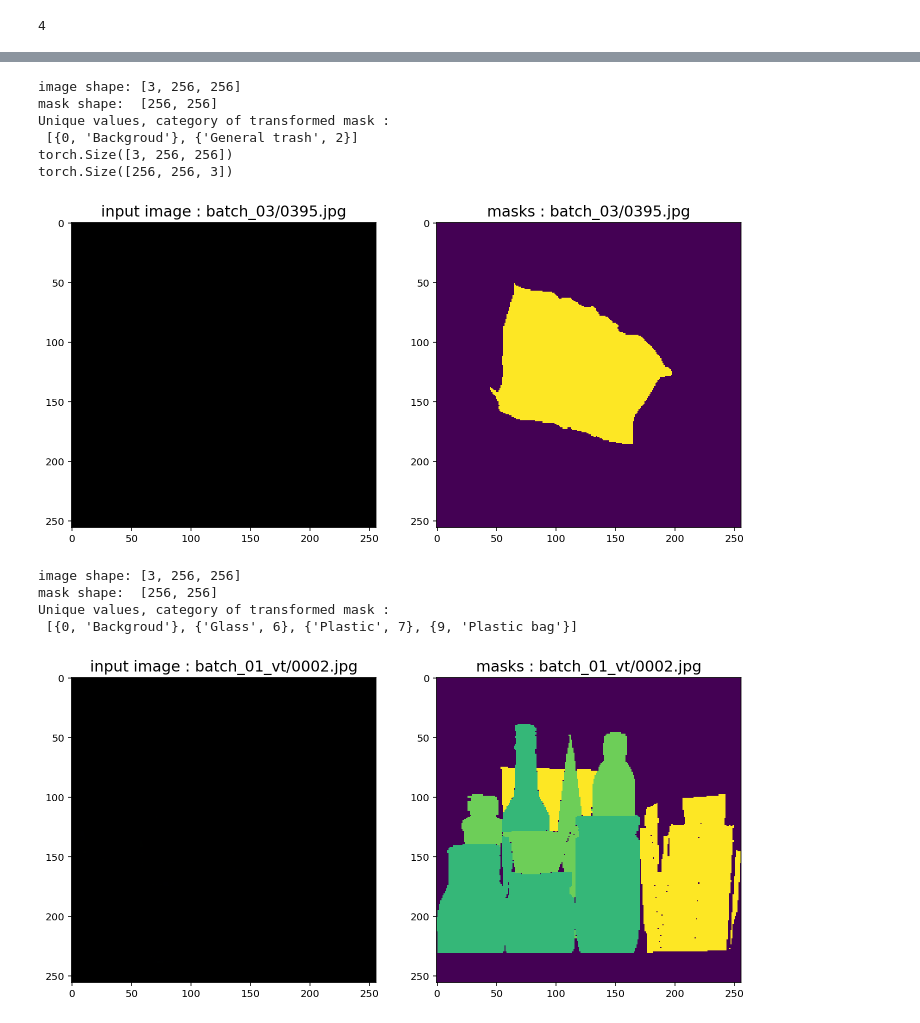
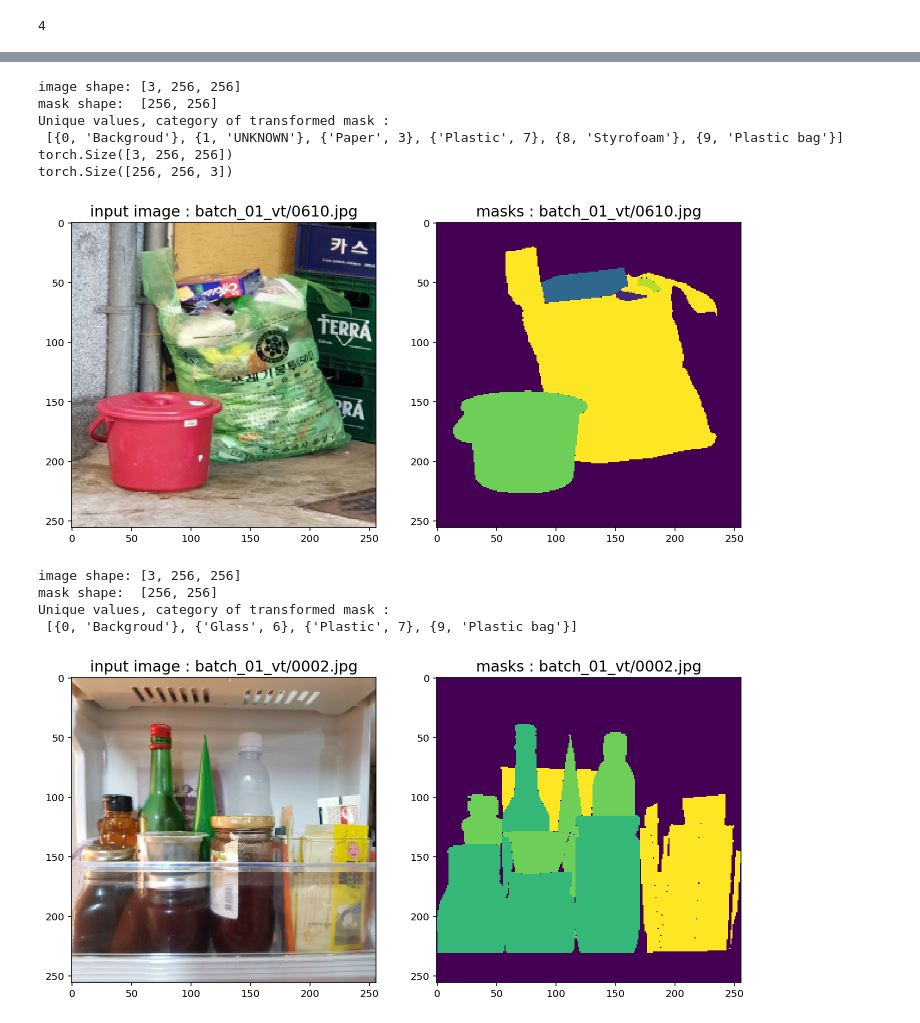
Before and after one commit to bcaitech1/p3-ims-obd-multihead_ensemble, a Jupyter notebook: analysis/view_dataset.ipynb, the cells around one changed output, grey strips where cells are left out. Drawn from its saved outputs; the diff is of its cells as text; code cells hidden in the pictures.

```diff
--- a/analysis/view_dataset.ipynb
+++ b/analysis/view_dataset.ipynb
@@ -260,36 +168,36 @@ plt.imshow(inv_norm(temp_images[1]).permute([1, 2, 0]))
 for imgs, masks, image_infos in train_loader:
     image_infos = image_infos[0]
     temp_images = imgs
     temp_masks = masks
 
     break
 
 fig, (ax1, ax2) = plt.subplots(nrows=1, ncols=2, figsize=(12, 12))
 
 print('image shape:', list(temp_images[0].shape))
 print('mask shape: ', list(temp_masks[0].shape))
 print('Unique values, category of transformed mask : \n', [{int(i),category_names[int(i)]} for i in list(np.unique(temp_masks[0]))])
 
 print(temp_images[0].shape)  # torch.Size([3, 256, 256])
 print(temp_images[0].permute([1, 2, 0]).shape)  # torch.Size([256, 256, 3])
 
-ax1.imshow(inv_normalize(temp_images[0]).permute([1, 2, 0]))
+ax1.imshow(inv_norm(temp_images[0]).permute([1, 2, 0]))
 ax1.grid(False)
 ax1.set_title("input image : {}".format(image_infos['file_name']), fontsize = 15)
 
 ax2.imshow(temp_masks[0])
 ax2.grid(False)
 ax2.set_title("masks : {}".format(image_infos['file_name']), fontsize = 15)
 
 plt.show()
 # %% [output]
 image shape: [3, 256, 256]
 mask shape:  [256, 256]
 Unique values, category of transformed mask :
- [{0, 'Backgroud'}, {'General trash', 2}]
+ [{0, 'Backgroud'}, {1, 'UNKNOWN'}, {'Paper', 3}, {'Plastic', 7}, {8, 'Styrofoam'}, {9, 'Plastic bag'}]
 torch.Size([3, 256, 256])
 torch.Size([256, 256, 3])
-[figure, old version]
+[figure, new version]
 # %%
 # val_loader의 output 결과(image 및 mask) 확인
 for imgs, masks, image_infos in val_loader:
@@ -306,7 +214,7 @@ print('mask shape: ', list(temp_masks[0].shape))
 
 print('Unique values, category of transformed mask : \n', [{int(i),category_names[int(i)]} for i in list(np.unique(temp_masks[0]))])
 
-ax1.imshow(inv_normalize(temp_images[0]).permute([1,2,0]))
+ax1.imshow(inv_norm(temp_images[0]).permute([1,2,0]))
 ax1.grid(False)
 ax1.set_title("input image : {}".format(image_infos['file_name']), fontsize = 15)
 
@@ -320,4 +228,4 @@ image shape: [3, 256, 256]
 mask shape:  [256, 256]
 Unique values, category of transformed mask :
  [{0, 'Backgroud'}, {'Glass', 6}, {'Plastic', 7}, {9, 'Plastic bag'}]
-[figure, old version]
+[figure, new version]
```
Also changed, not shown: parts of 13 cells of this notebook, 9 other files.
